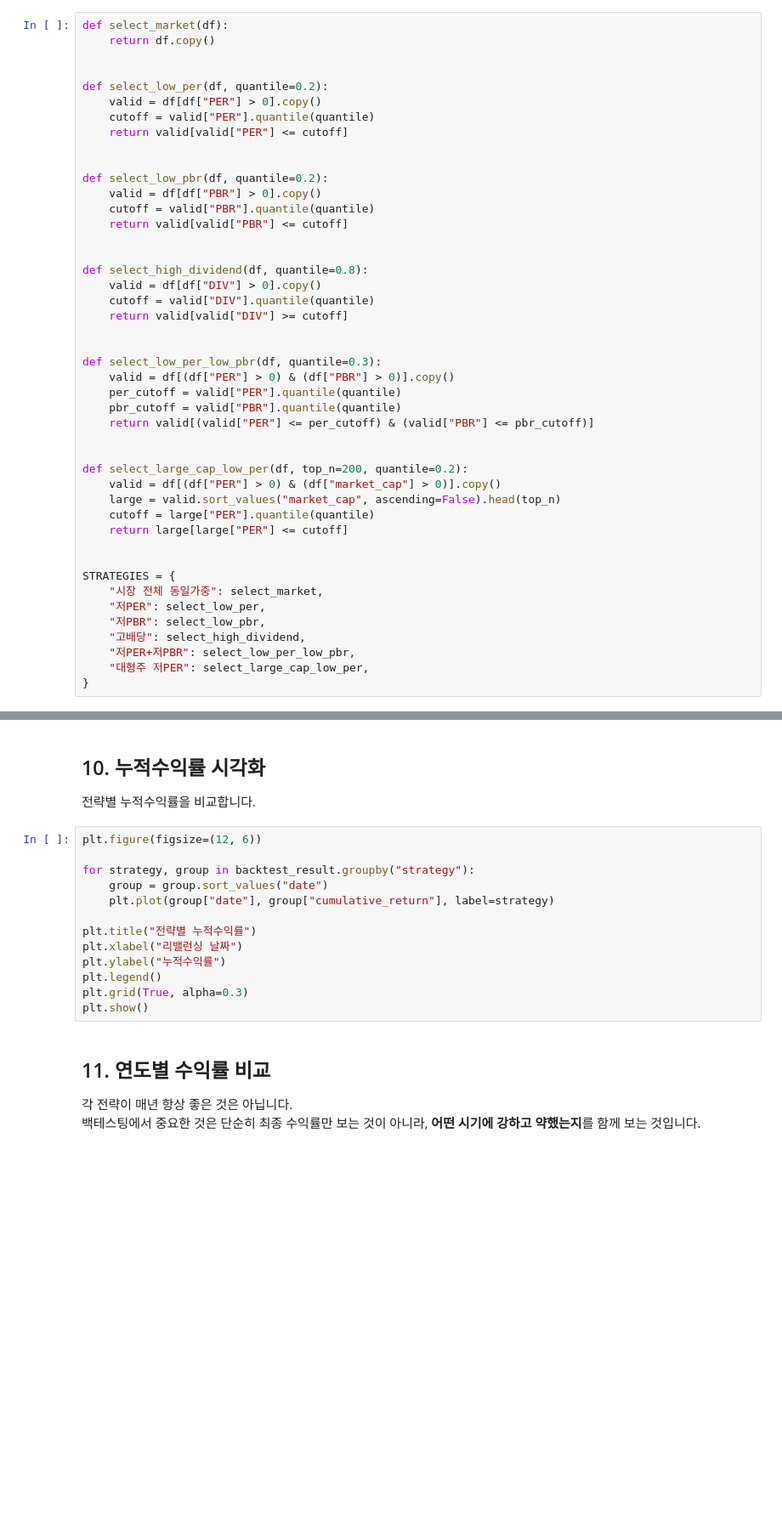
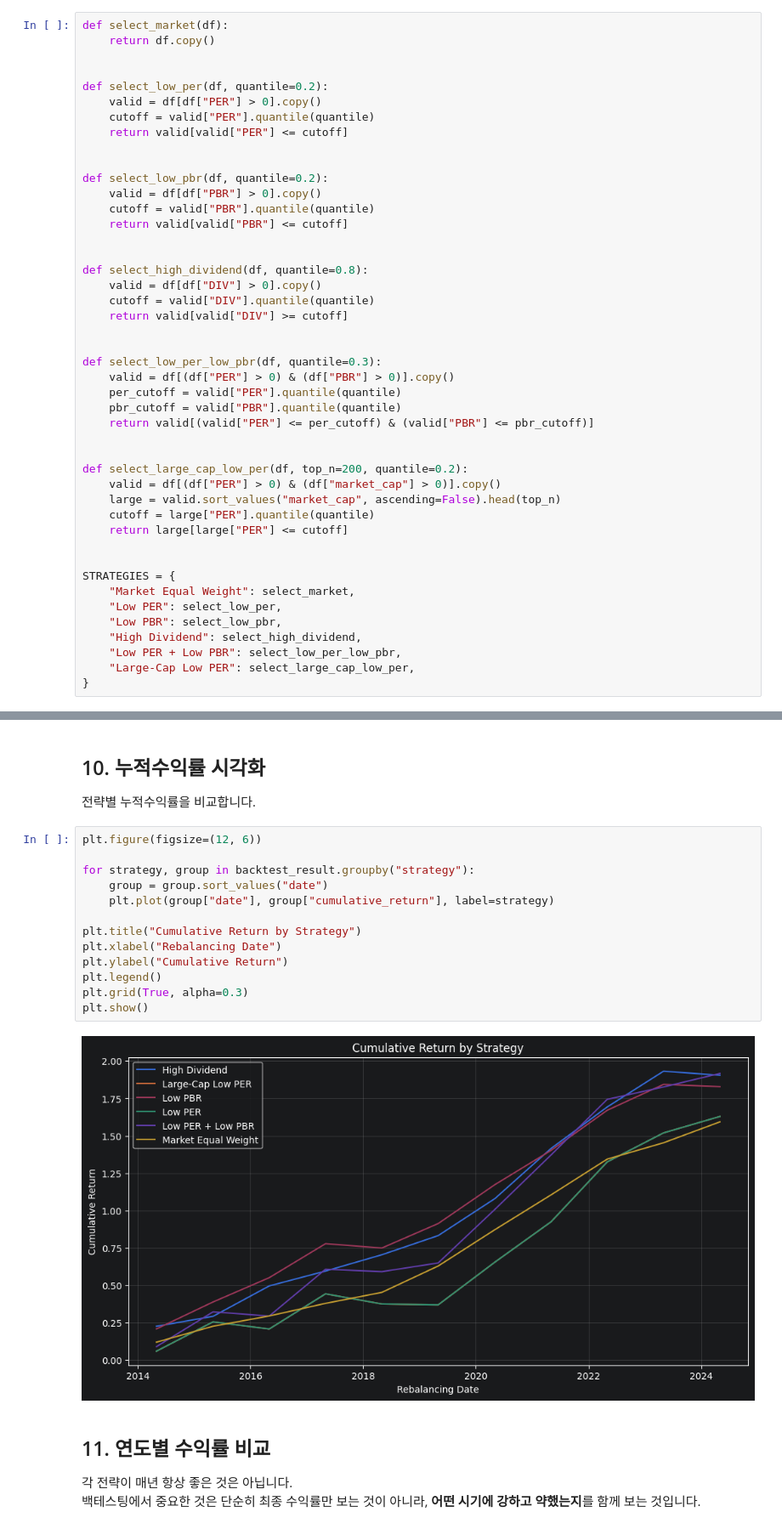
Before and after one commit to daonkim462/FinanceSeminar, a Jupyter notebook: financial_factor_backtesting_seminar.ipynb, the cells around one changed output, grey strips where cells are left out. Shown at 85% size. Cells and saved outputs as stored; diff of their text form; blank space fills up the shorter version.

```diff
--- a/financial_factor_backtesting_seminar.ipynb
+++ b/financial_factor_backtesting_seminar.ipynb
@@ -421,12 +458,12 @@ def select_large_cap_low_per(df, top_n=200, quantile=0.2):
 
 
 STRATEGIES = {
-    "시장 전체 동일가중": select_market,
-    "저PER": select_low_per,
-    "저PBR": select_low_pbr,
-    "고배당": select_high_dividend,
-    "저PER+저PBR": select_low_per_low_pbr,
-    "대형주 저PER": select_large_cap_low_per,
+    "Market Equal Weight": select_market,
+    "Low PER": select_low_per,
+    "Low PBR": select_low_pbr,
+    "High Dividend": select_high_dividend,
+    "Low PER + Low PBR": select_low_per_low_pbr,
+    "Large-Cap Low PER": select_large_cap_low_per,
 }
 # %% [markdown]
 ## 8. 백테스팅 실행
@@ -534,16 +590,18 @@ display(
 # %%
 plt.figure(figsize=(12, 6))
 
 for strategy, group in backtest_result.groupby("strategy"):
     group = group.sort_values("date")
     plt.plot(group["date"], group["cumulative_return"], label=strategy)
 
-plt.title("전략별 누적수익률")
-plt.xlabel("리밸런싱 날짜")
-plt.ylabel("누적수익률")
+plt.title("Cumulative Return by Strategy")
+plt.xlabel("Rebalancing Date")
+plt.ylabel("Cumulative Return")
 plt.legend()
 plt.grid(True, alpha=0.3)
 plt.show()
+# %% [output]
+[figure, added]
 # %% [markdown]
 ## 11. 연도별 수익률 비교
 
```
Also changed, not shown: parts of 8 cells of this notebook.
